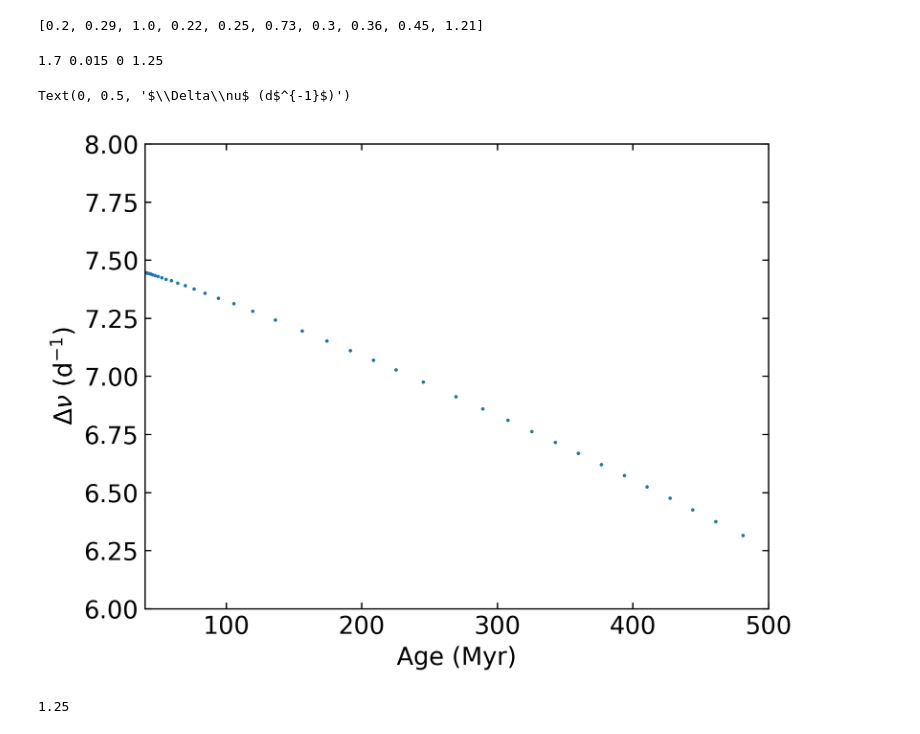
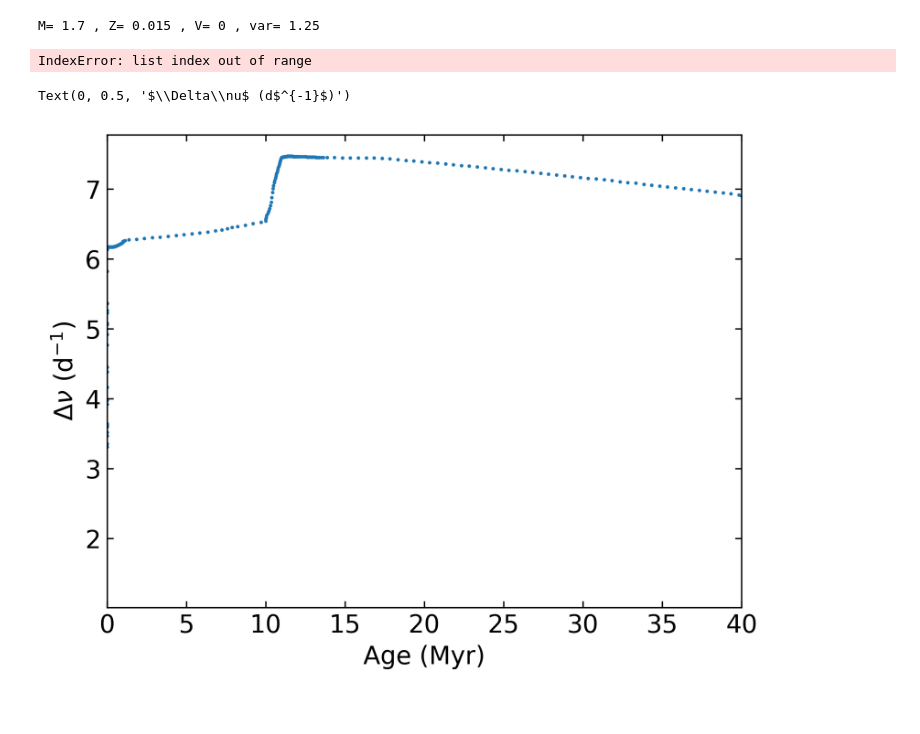
Before and after one commit to gautam-404/MESA-tests, a Jupyter notebook: comp.ipynb, the cells around one changed output. Saved outputs shown, nothing was run; the diff lists cells and outputs as text; code cells hidden in the pictures.

```diff
--- a/comp.ipynb
+++ b/comp.ipynb
@@ -84,7 +85,7 @@ M_sample = [1.7]
 Z_sample = [0.015]
 V_sample = [0]
 
-log_dirs = glob.glob("test/m1.7_z0.015_v0_var*/LOGS")
+log_dirs = glob.glob("test1/m1.7_z0.015_v0_var10/LOGS")
 run_times = []
 var_ind = []
 for i, logs_dir in enumerate(log_dirs):
@@ -121,51 +111,56 @@ print(var_ind)
+# %%
+hist, freqs, profs, n_profs, prof_index = get_data(log_dirs[0])
+print(hist)
+# %%
+combinations = itertools.product(M_sample, Z_sample, V_sample, var_samples)
+data_dict = {}
+
+k = 0
+for m, z, v, var in combinations:
+    # print(m, z, v, var)
+    print("M=", m, ", Z=", z, ", V=", v, ", var=", var)
+    key = f"M={m}_Z={z}_V={v}_var={var}"
+    hist, freqs, profs, n_profs, prof_index = get_data(log_dirs[k])
+    models = prof_index["model_number"].values
+    hist = hist[hist.model_number.isin(models)]
+    ages = hist.star_age/1e6
+    data_dict[key] = pd.DataFrame()
+    data_dict[key]['age'] = ages
+    data_dict[key]['log_cntr_Rho'] = hist['log_cntr_Rho'].values
+    data_dict[key]['log_cntr_T'] = hist['log_cntr_T'].values
+    data_dict[key]['log_Teff'] = hist['log_Teff'].values
+    data_dict[key] = pd.merge(data_dict[key], get_freqs(freqs, ages, k), on="age")
+    # ages = np.arange(0, 1700, 0.1)
+    # new_df = pd.DataFrame()
+    # new_df["age"] = ages
+    # for column in data_dict[key].columns:
+    #     new_df[column] = interp(data_dict[key]["age"], data_dict[key][column], ages)
+    # data_dict[key] = new_df
+    break
+    k += 1
+# %% [output]
+M= 1.7 , Z= 0.015 , V= 0 , var= 1.25
 # %%
 runtime_ratios = []
 for i in range(len(var_samples)):
-    runtime_ratios.append(round(run_times[i]/run_times[2], 2))
+    runtime_ratios.append(round(run_times[i]/run_times[9], 2))
 runtime_ratios
 # %% [output]
-[0.2, 0.29, 1.0, 0.22, 0.25, 0.73, 0.3, 0.36, 0.45, 1.21]
+IndexError: list index out of range
-# %%
-combinations = itertools.product(M_sample, Z_sample, V_sample, var_samples)
-data_dict = {}
-
-k = 0
-for m, z, v, var in combinations:
-    print(m, z, v, var)
-    key = f"M={m}_Z={z}_V={v}_var={var}"
-    hist, freqs, profs, n_profs, prof_index = get_data(log_dirs[k])
-    models = [i[0] for i in prof_index if i[2] in n_profs]
-    indexes = hist.index[hist.model_number.isin(models)]
-    ages = hist.star_age[indexes]/1e6
-    data_dict[key] = pd.DataFrame()
-    data_dict[key]['age'] = hist['star_age']/1e6
-    data_dict[key]['log_cntr_Rho'] = hist['log_cntr_Rho'].values
-    data_dict[key]['log_cntr_T'] = hist['log_cntr_T'].values
-    data_dict[key]['log_Teff'] = hist['log_Teff'].values
-    data_dict[key] = pd.merge(data_dict[key], get_freqs(freqs, ages, k), on="age")
-    ages = np.arange(0, data_dict[key].iloc[-1]["age"], 0.1)
-    # new_df = pd.DataFrame()
-    # new_df["age"] = ages
-    # for column in data_dict[key].columns[1:]:
-    #     new_df[column] = interp(data_dict[key]["age"], data_dict[key][column], ages)
-    # data_dict[key] = new_df
-    k += 1
-# %% [output]
-1.7 0.015 0 1.25
 # %%
 key = "M=1.7_Z=0.015_V=0_var=1.25"
 age = data_dict[key]["age"]
 Dnu = data_dict[key]["Dnu"]
 
 plt.scatter(age, Dnu, s=1)
-# plt.xlim(0, 40)
-plt.xlim(40, 500)
-plt.ylim(6, 8)
+plt.xlim(0, 40)
+# plt.xlim(40, 500)
+# plt.ylim(6, 8)
 plt.xlabel("Age (Myr)")
 plt.ylabel(r"$\Delta\nu$ (d$^{-1}$)")
 # %% [output]
 Text(0, 0.5, '$\\Delta\\nu$ (d$^{-1}$)')
-[figure, old version]
+[figure, new version]
 # %%
 from scipy.signal import savgol_filter  as filter
 # from scipy.signal import medfilt as filter
@@ -189,6 +189 @@ for i in range(len(var_samples)):
     mean_diffs.append(this_mean)
-# %%
-
-var_samples.pop(-1)
-# %% [output]
-1.25
```
Also changed, not shown: parts of 7 cells of this notebook, 3 other files.
